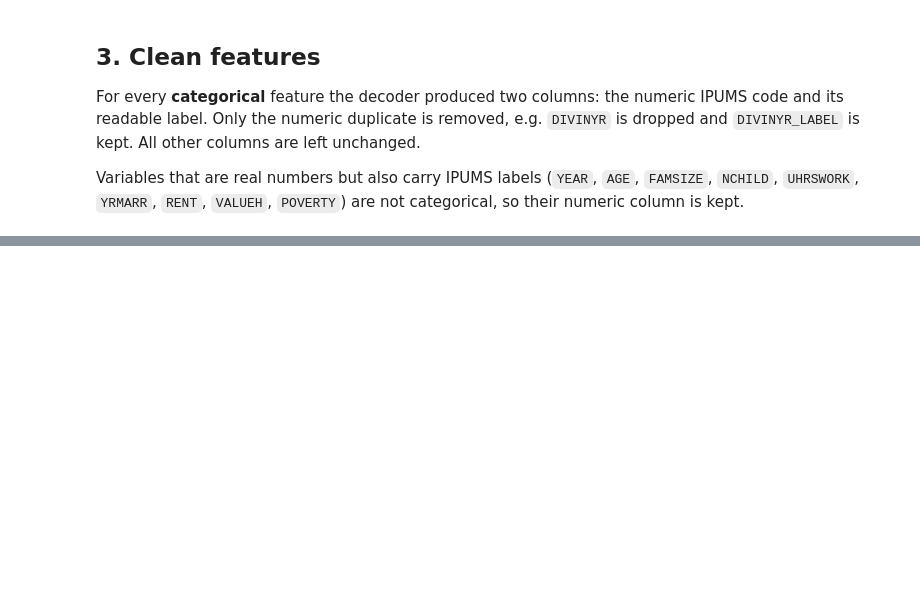
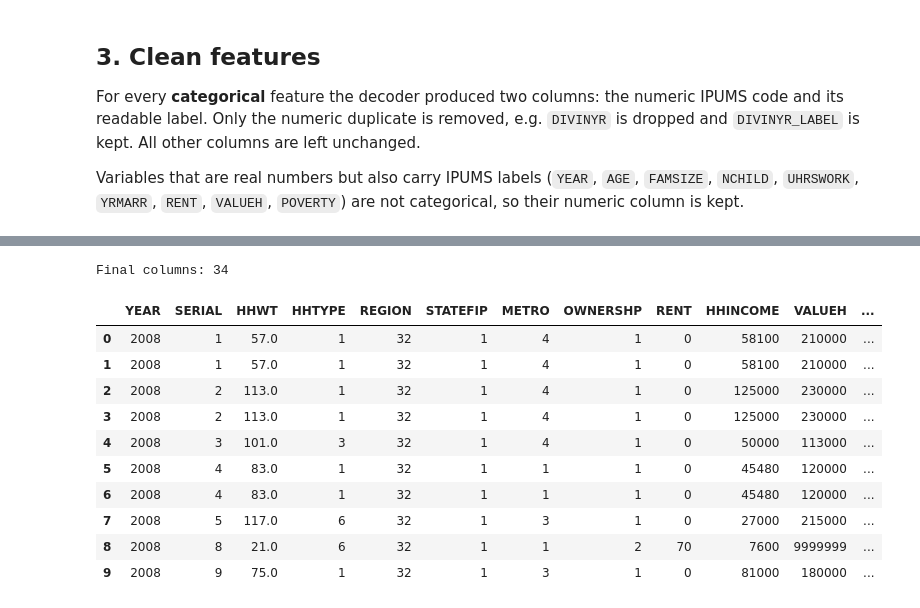
Before and after one commit to borodooovitsyn/divorce-analysis, a Jupyter notebook: divorce_analysis.ipynb, the cells around one changed output, grey strips where cells are left out. Cells and saved outputs as stored; diff of their text form; code cells hidden in the pictures; blank space fills up the shorter version.

```diff
--- a/divorce_analysis.ipynb
+++ b/divorce_analysis.ipynb
@@ -479,0 +592,18 @@ pd.crosstab(summary["DIVINYR_LABEL"], summary["YEAR"], margins=True)
+# %%
+# Preview of the final dataset
+final_preview = pd.read_csv(CLEANED_FILE, nrows=10)
+print(f"Final columns: {final_preview.shape[1]}")
+final_preview
+# %% [output]
+Final columns: 34
+|  | YEAR | SERIAL | HHWT | HHTYPE | REGION | STATEFIP | METRO | OWNERSHP | RENT | HHINCOME | VALUEH | ... |
+| 0 | 2008 | 1 | 57.0 | 1 | 32 | 1 | 4 | 1 | 0 | 58100 | 210000 | ... |
+| 1 | 2008 | 1 | 57.0 | 1 | 32 | 1 | 4 | 1 | 0 | 58100 | 210000 | ... |
+| 2 | 2008 | 2 | 113.0 | 1 | 32 | 1 | 4 | 1 | 0 | 125000 | 230000 | ... |
+| 3 | 2008 | 2 | 113.0 | 1 | 32 | 1 | 4 | 1 | 0 | 125000 | 230000 | ... |
+| 4 | 2008 | 3 | 101.0 | 3 | 32 | 1 | 4 | 1 | 0 | 50000 | 113000 | ... |
+| 5 | 2008 | 4 | 83.0 | 1 | 32 | 1 | 1 | 1 | 0 | 45480 | 120000 | ... |
+| 6 | 2008 | 4 | 83.0 | 1 | 32 | 1 | 1 | 1 | 0 | 45480 | 120000 | ... |
+| 7 | 2008 | 5 | 117.0 | 6 | 32 | 1 | 3 | 1 | 0 | 27000 | 215000 | ... |
+| 8 | 2008 | 8 | 21.0 | 6 | 32 | 1 | 1 | 2 | 70 | 7600 | 9999999 | ... |
+| 9 | 2008 | 9 | 75.0 | 1 | 32 | 1 | 3 | 1 | 0 | 81000 | 180000 | ... |
```
Also changed, not shown: parts of 6 cells of this notebook, 3 other files.
